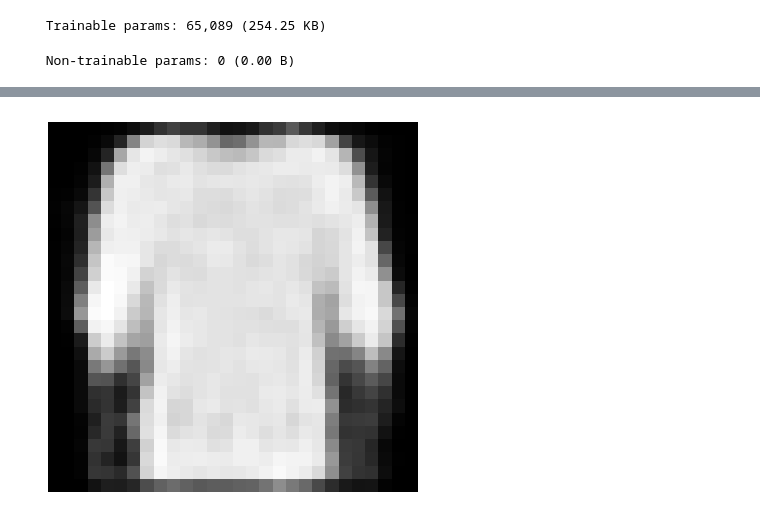
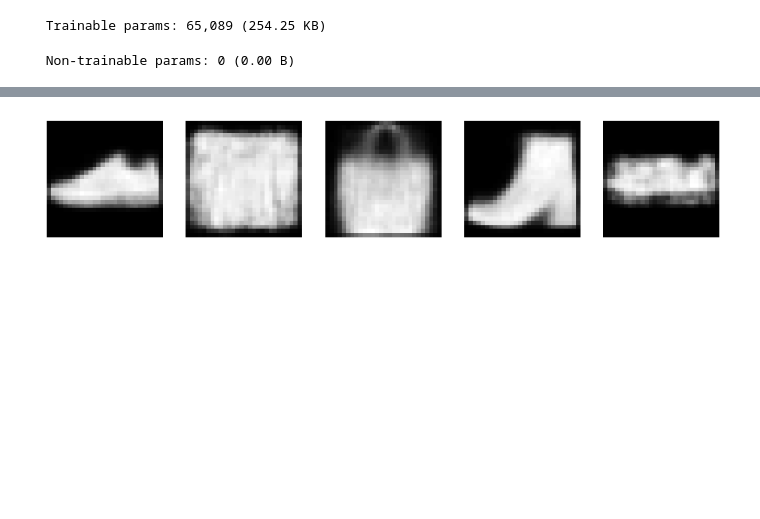
Before and after one commit to AlfredoHsx/Portfolio_IA, a Jupyter notebook: Prc_8/vae_ropa.ipynb, the cells around one changed output, grey strips where cells are left out. Cells and saved outputs as stored; diff of their text form; code cells hidden in the pictures; blank space fills up the shorter version.

Commit message:
Modificación para mostrar mejor las imágenes en la practica 8

```diff
--- a/Prc_8/vae_ropa.ipynb
+++ b/Prc_8/vae_ropa.ipynb
@@ -158,22 +158,29 @@ Epoch 49/50
 469/469 ━━━━━━━━━━━━━━━━━━━━ 10s 21ms/step - kl_loss: 6.5496 - loss: 258.3488 - reconstruction_loss: 251.7992
 Epoch 50/50
 469/469 ━━━━━━━━━━━━━━━━━━━━ 10s 21ms/step - kl_loss: 6.5349 - loss: 258.5720 - reconstruction_loss: 252.0372
-# %%
-# Crear una muestra en el espacio latente de 2D (ajusta las dimensiones según tu decodificador)
-sample = np.array([[-2, 0]], dtype=np.float32)
-
-# Decodificar la muestra usando el decodificador del VAE
-prediction = vae.decoder(sample)
-
-# Asegúrate de que la predicción esté en el rango 0-1 y conviértela a uint8 si es necesario
-# Si la salida está en [-1, 1], ajusta usando (prediction * 127.5 + 127.5)
-prediction = prediction.numpy()  # Convertir a numpy si es un tensor
-prediction = np.squeeze(prediction)  # Elimina dimensiones adicionales
-
-# Mostrar la imagen generada
-plt.figure()
-plt.imshow(prediction, cmap="gray")  # Usa cmap="gray" si es en escala de grises
-plt.axis("off")
-plt.show()
-# %% [output]
-[figure, removed]
+# %%
+def generate_and_display_images(num_images):
+    # Generar muestras aleatorias en el espacio latente
+    latent_vectors = np.random.normal(0, 1, (num_images, 2))  # Usa un vector de 2 dimensiones para el VAE
+
+    # Generar las imágenes decodificando cada muestra
+    generated_images = vae.decoder(latent_vectors).numpy()  # Decodificar y convertir a numpy
+
+    # Escalar las imágenes si es necesario (ajustar a 0-255)
+    generated_images = (generated_images * 127.5 + 127.5).astype("uint8")  # Ajuste si está en [-1, 1]
+
+    # Configuración de la cuadrícula de visualización
+    plt.figure(figsize=(10,10))
+
+    # Mostrar cada imagen en una subtrama
+    for i in range(num_images):
+        plt.subplot(1, num_images, i + 1)
+        plt.imshow(np.squeeze(generated_images[i]), cmap="gray")
+        plt.axis("off")
+
+    plt.show()
+
+# Generar y mostrar 5 imágenes únicas
+generate_and_display_images(5)
+# %% [output]
+[figure, added]
```
Also changed, not shown: 2 other files.
